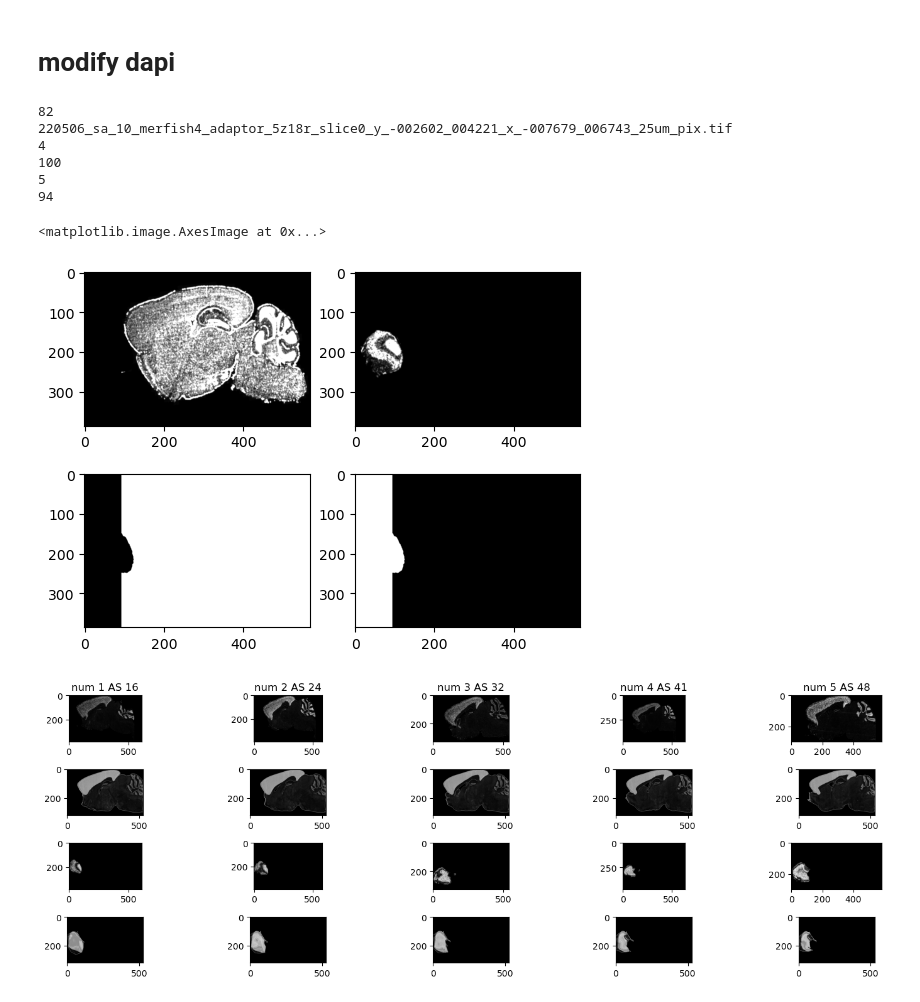
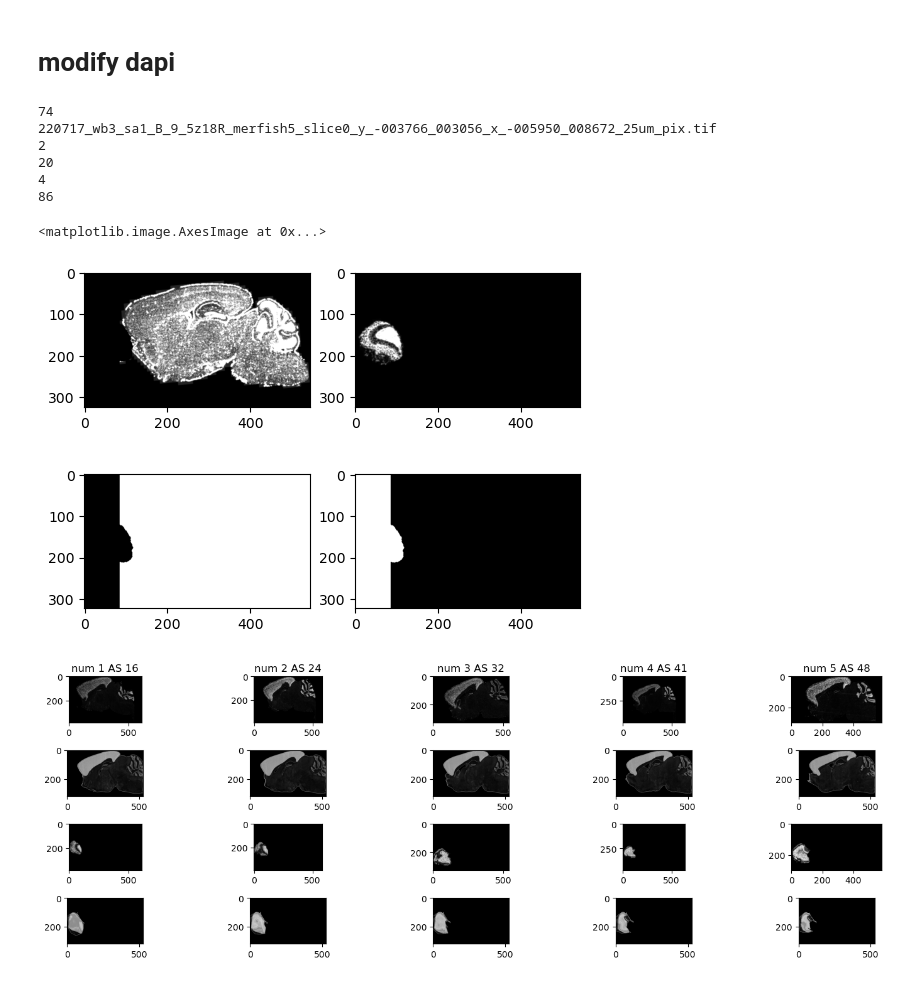
Before and after one commit to ZhuangLab/whole_mouse_brain_MERFISH_atlas_scripts_2023, a Jupyter notebook: scripts/ccf_registration/wb3_sa1/registration_wb3_sa1_final.ipynb, the cells around one changed output. Saved outputs shown, nothing was run; the diff lists cells and outputs as text; code cells hidden in the pictures.

```diff
--- a/scripts/ccf_registration/wb3_sa1/registration_wb3_sa1_final.ipynb
+++ b/scripts/ccf_registration/wb3_sa1/registration_wb3_sa1_final.ipynb
@@ -995,36 +995,36 @@ def modify_dapi(df, num, cmd, cell_types = None, space_modules = None, ccf_pixel
 # %%
 #df = import_df(slice_info_filename)
 
-slice_num = 10
+slice_num = 9
 num = slice_num - 1
 
 df = import_df(slice_info_filename)
 print(df.iloc[num].allen_slice_num)
 print(df.iloc[num].Filename)
 
 print(df.iloc[num].mask_closing)
 print(df.iloc[num].mask_min_size)
 print(df.iloc[num].mask_dilation)
 print(df.iloc[num].mask_left)
 
 dapi_mod, dapi_mod_inv, mask2, mask1 = modify_dapi(df, num, cmd,
                              cell_types = df.iloc[num].cell_types,
                              cell_types_to_remove = df.iloc[num].cell_types_to_remove,
                              factor = 10)
 fig, axs = plt.subplots(2,2)
 axs[0,0].imshow(adjustBC(dapi_mod,0,0.9), cmap = 'gray')
 axs[0,1].imshow(adjustBC(dapi_mod_inv,0,0.99), cmap = 'gray')
 axs[1,0].imshow(mask2, cmap = 'gray')
 axs[1,1].imshow(mask1, cmap = 'gray')
 # %% [output]
-82
-220506_sa_10_merfish4_adaptor_5z18r_slice0_y_-002602_004221_x_-007679_006743_25um_pix.tif
+74
+220717_wb3_sa1_B_9_5z18R_merfish5_slice0_y_-003766_003056_x_-005950_008672_25um_pix.tif
+2
+20
 4
-100
-5
-94
+86
 <matplotlib.image.AxesImage at 0x...>
-[figure, old version]
+[figure, new version]
 # %%
 # make some side by side plots
 
```
Also changed, not shown: parts of 33 cells of this notebook, 33 other files.
